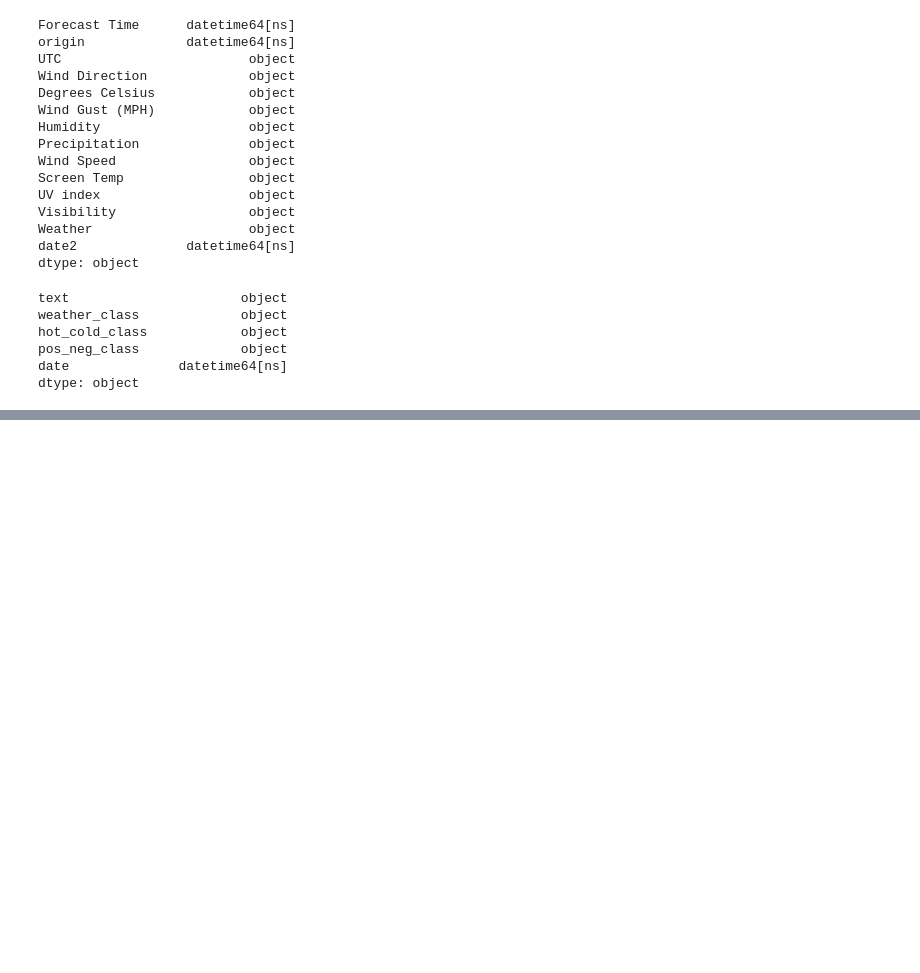
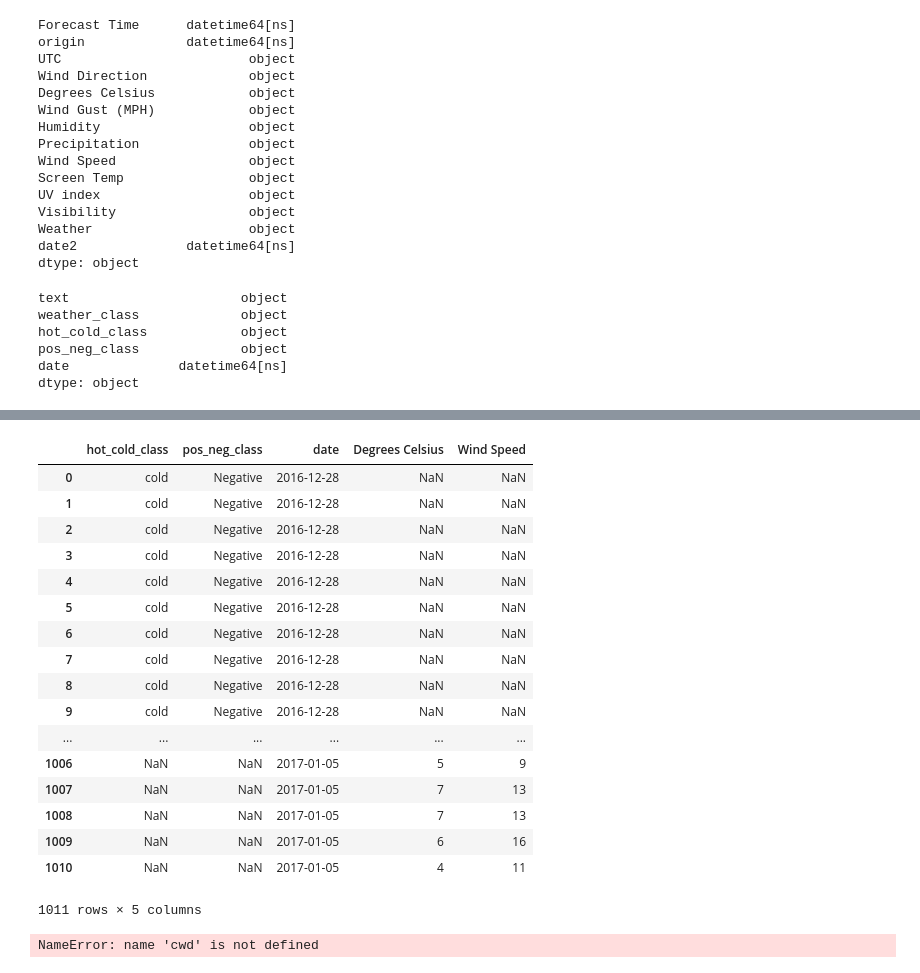
Before and after one commit to jongwynne/WeatherProject, a Jupyter notebook: Merged met data and tweet data .ipynb, the cells around one changed output, grey strips where cells are left out. Drawn from its saved outputs; the diff is of its cells as text; code cells hidden in the pictures; blank space fills up the shorter version.

```diff
--- a/Merged met data and tweet data .ipynb
+++ b/Merged met data and tweet data .ipynb
@@ -140,0 +164,2 @@ result
+# %%
+results2 = result[["hot_cold_class","pos_neg_class","date","Degrees Celsius","Wind Speed"]]
@@ -140,0 +186,26 @@ result
+# %%
+results2
+# %% [output]
+|  | hot_cold_class | pos_neg_class | date | Degrees Celsius | Wind Speed |
+| 0 | cold | Negative | 2016-12-28 | NaN | NaN |
+| 1 | cold | Negative | 2016-12-28 | NaN | NaN |
+| 2 | cold | Negative | 2016-12-28 | NaN | NaN |
+| 3 | cold | Negative | 2016-12-28 | NaN | NaN |
+| 4 | cold | Negative | 2016-12-28 | NaN | NaN |
+| 5 | cold | Negative | 2016-12-28 | NaN | NaN |
+| 6 | cold | Negative | 2016-12-28 | NaN | NaN |
+| 7 | cold | Negative | 2016-12-28 | NaN | NaN |
+| 8 | cold | Negative | 2016-12-28 | NaN | NaN |
+| 9 | cold | Negative | 2016-12-28 | NaN | NaN |
+| ... | ... | ... | ... | ... | ... |
+| 1006 | NaN | NaN | 2017-01-05 | 5 | 9 |
+| 1007 | NaN | NaN | 2017-01-05 | 7 | 13 |
+| 1008 | NaN | NaN | 2017-01-05 | 7 | 13 |
+| 1009 | NaN | NaN | 2017-01-05 | 6 | 16 |
+| 1010 | NaN | NaN | 2017-01-05 | 4 | 11 |
+1011 rows × 5 columns
+# %%
+import os
+apa = cwd.get()
+# %% [output]
+NameError: name 'cwd' is not defined
```
Also changed, not shown: parts of 8 cells of this notebook.
